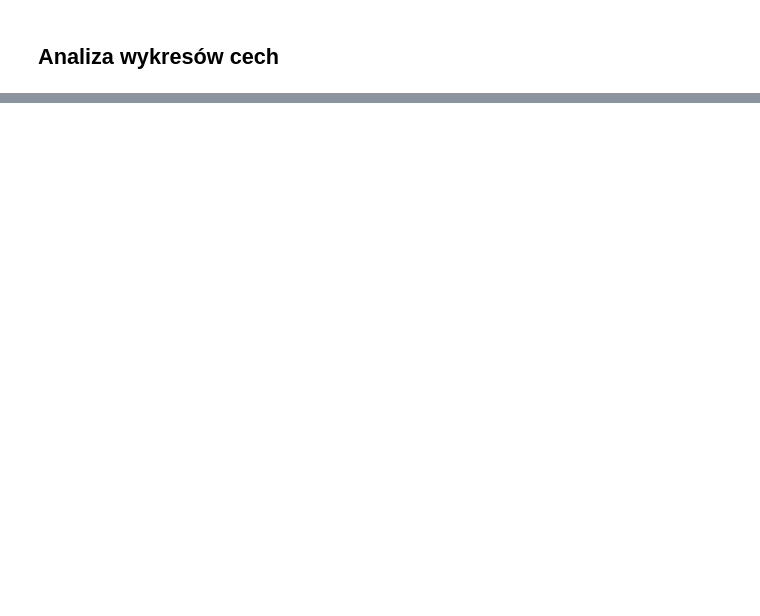
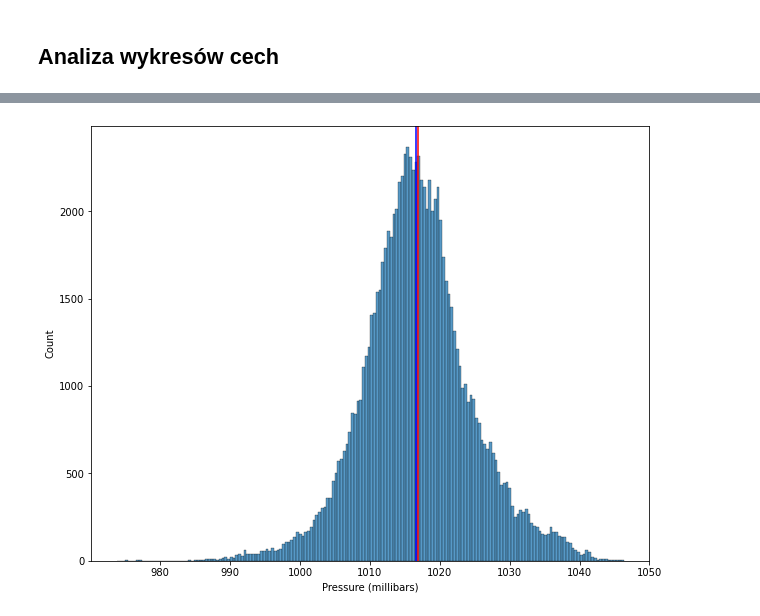
Before and after one commit to guzweronika/weather_project_SDA, a Jupyter notebook: weatherHistory.ipynb, the cells around one changed output, grey strips where cells are left out. Drawn from its saved outputs; the diff is of its cells as text; code cells hidden in the pictures; blank space fills up the shorter version.

```diff
--- a/weatherHistory.ipynb
+++ b/weatherHistory.ipynb
@@ -233,0 +479,5 @@ df.head()
+# %%
+# delate the rows where 'Pressure (millibars)']!=0
+df = df.loc[df['Pressure (millibars)']!=0]
+print("Shape", df.shape)
+df.head()
@@ -233,0 +493,9 @@ df.head()
+# %%
+# dispay histogram dor feature 'Pressure (millibars)'
+sns.histplot(df, x='Pressure (millibars)')
+plt.axvline(x=df['Pressure (millibars)'].mean(), color='red')
+plt.axvline(x=df['Pressure (millibars)'].median(), color='blue')
+
+plt.show()
+# %% [output]
+[figure, added]
```
Also changed, not shown: parts of 64 cells of this notebook.
